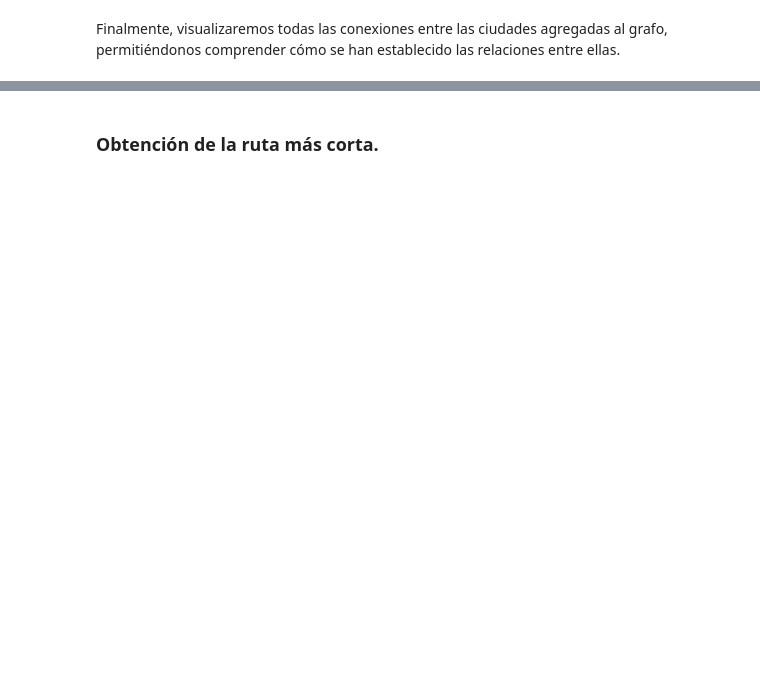
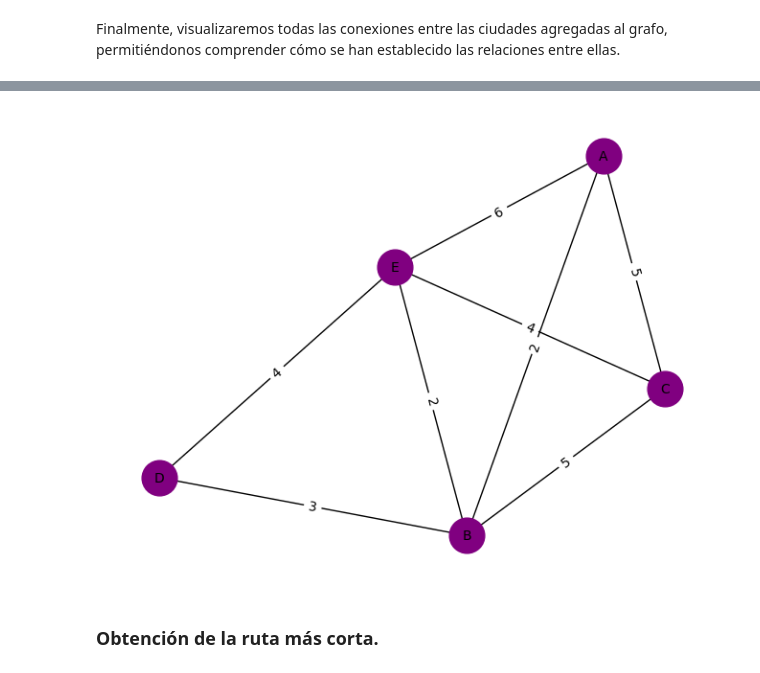
Before and after one commit to mgonzalz/eda2_practica-grafos, a Jupyter notebook: main.ipynb, the cells around one changed output, grey strips where cells are left out. Saved outputs shown, nothing was run; the diff lists cells and outputs as text; code cells hidden in the pictures; blank space fills up the shorter version.

```diff
--- a/main.ipynb
+++ b/main.ipynb
@@ -55,3 +51,7 @@ E -> {'C': 4, 'D': 3}
+# %%
+g.dibujar_grafo()
+# %% [output]
+[figure, added]
 # %% [markdown]
 ### Obtención de la ruta más corta.
 # %%
```
Also changed, not shown: parts of 19 cells of this notebook, 1 other file.
